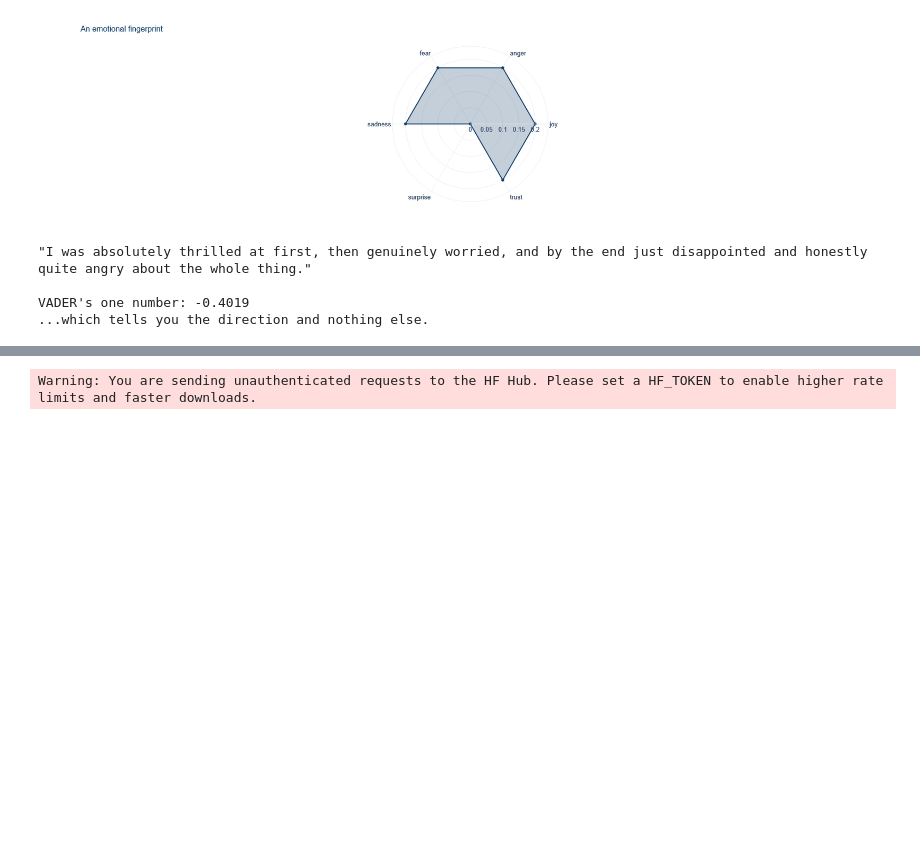
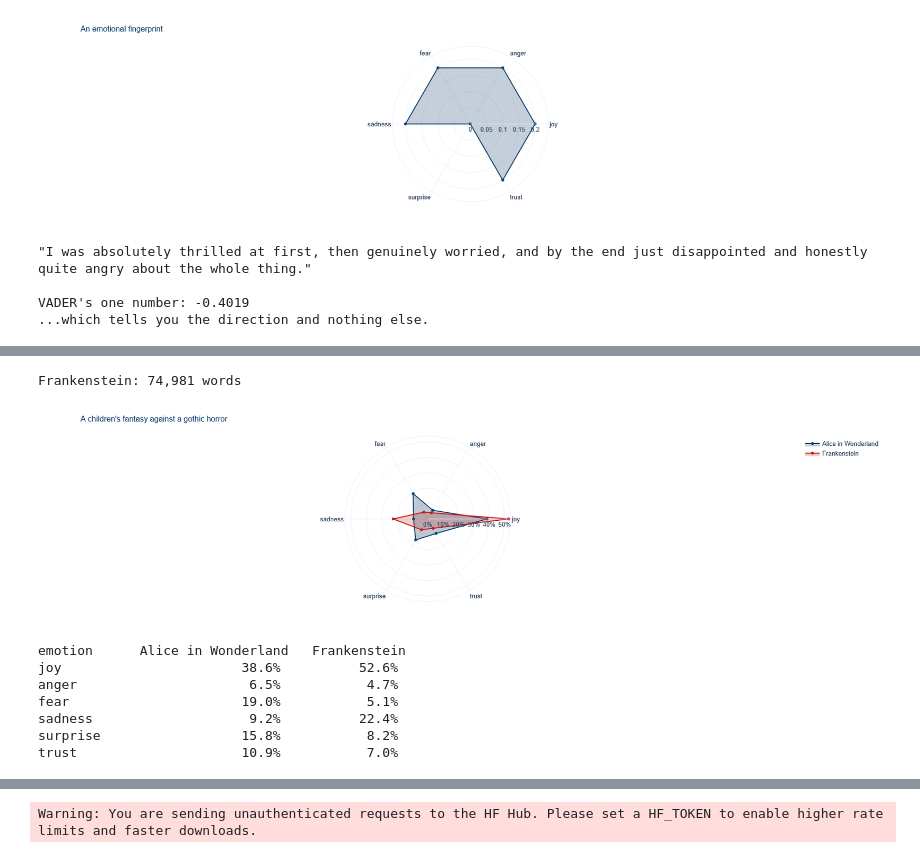
Before and after one commit to VitaliAlexeev/AI_Investments_2026, a Jupyter notebook: Lec07 - (fun) Sentiment Playground.ipynb, the cells around one changed output, grey strips where cells are left out. Cells and saved outputs as stored; diff of their text form; code cells hidden in the pictures; blank space fills up the shorter version.

```diff
--- a/Lec07 - (fun) Sentiment Playground.ipynb
+++ b/Lec07 - (fun) Sentiment Playground.ipynb
@@ -779,0 +912,29 @@ VADER's one number: -0.4019
+# %%
+frank = load_book(BOOKS["Frankenstein"])
+print(f"Frankenstein: {len(frank.split()):,} words\n")
+
+profiles = {TITLE: emotions_strict(book), "Frankenstein": emotions_strict(frank)}
+
+fig = go.Figure()
+for (name, prof), colour, fillc in zip(profiles.items(), [NAVY, RED],
+                                       ["rgba(18,63,105,0.28)", "rgba(193,27,23,0.22)"]):
+    fig.add_trace(go.Scatterpolar(
+        r=list(prof.values()) + [list(prof.values())[0]],
+        theta=list(prof.keys()) + [list(prof.keys())[0]],
+        fill="toself", name=name, line=dict(color=colour), fillcolor=fillc))
+fig.update_layout(polar=dict(radialaxis=dict(visible=True, tickformat=".0%")))
+style(fig, "A children's fantasy against a gothic horror", height=450).show()
+
+print(f"{'emotion':10s}{TITLE:>22s}{'Frankenstein':>15s}")
+for e in EMOTIONS:
+    print(f"{e:10s}{profiles[TITLE][e]:>21.1%}{profiles['Frankenstein'][e]:>15.1%}")
+# %% [output]
+Frankenstein: 74,981 words
+[figure, added]
+emotion      Alice in Wonderland   Frankenstein
+joy                       38.6%          52.6%
+anger                      6.5%           4.7%
+fear                      19.0%           5.1%
+sadness                    9.2%          22.4%
+surprise                  15.8%           8.2%
+trust                     10.9%           7.0%
```
Also changed, not shown: parts of 28 cells of this notebook.
